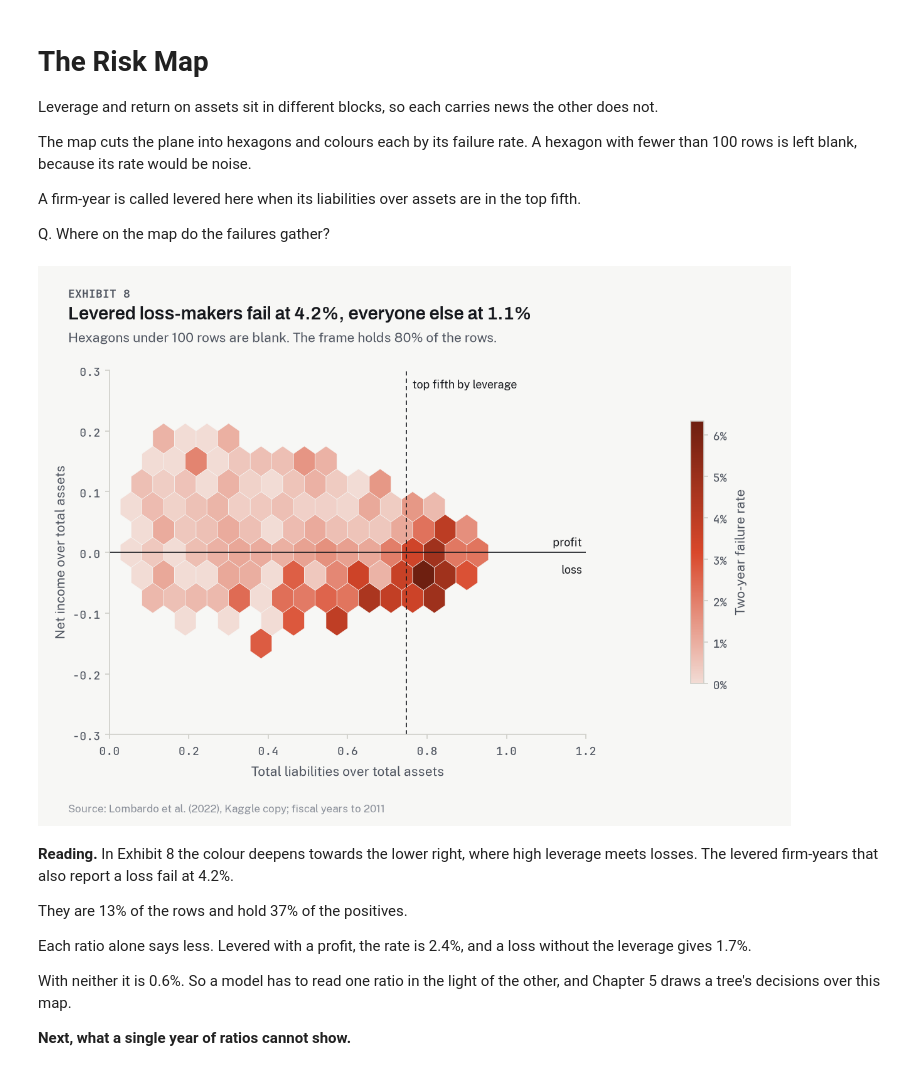
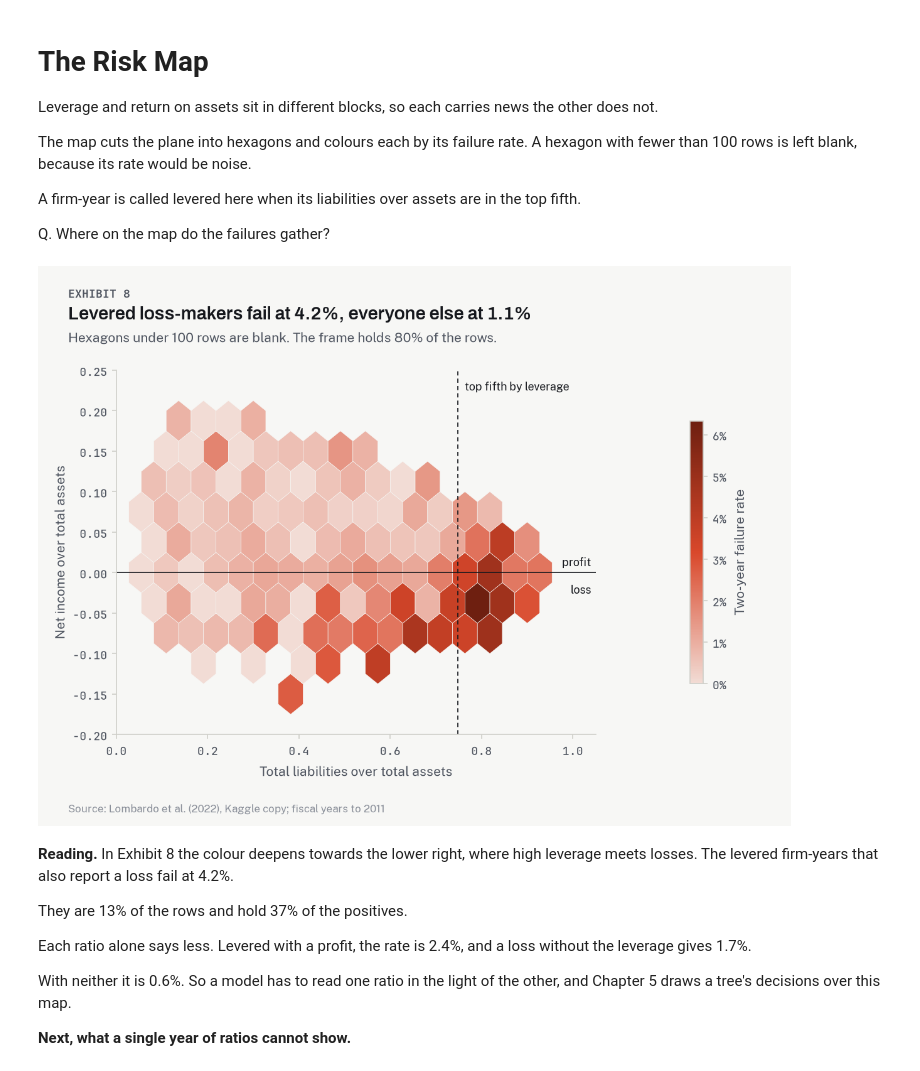
Before and after one commit to lenamonj/corp-default, a Jupyter notebook: notebooks/03_the_signal.ipynb, the cells around one changed output. Drawn from its saved outputs; the diff is of its cells as text; code cells hidden in the pictures.

```diff
--- a/notebooks/03_the_signal.ipynb
+++ b/notebooks/03_the_signal.ipynb
@@ -496,7 +503,13 @@ PATH_LEGEND = [
 ]
 
 
-def draw_paths(paths: pd.DataFrame, others: pd.DataFrame, columns: list[str], nrows: int):
+def draw_paths(
+    paths: pd.DataFrame,
+    others: pd.DataFrame,
+    columns: list[str],
+    nrows: int,
+    titles: dict | None = None,
+):
     """Median and middle half of each column along the path, over the same for the other companies."""
     along = paths.groupby("years_to_final")[columns].quantile(QUARTILES).unstack()
     level = others[columns].quantile(QUARTILES)
@@ -508,12 +521,15 @@ def draw_paths(paths: pd.DataFrame, others: pd.DataFrame, columns: list[str], nr
         ax.axhspan(level.loc[0.25, name], level.loc[0.75, name], color=viz.SURVIVED, alpha=0.1,
                    linewidth=0)  # fmt: skip
         ax.axhline(level.loc[0.5, name], color=viz.SURVIVED, linewidth=1.4, linestyle=(0, (4, 3)))
-        ax.fill_between(-low.index, low, high, color=viz.FAILED, alpha=0.16, linewidth=0)
+        # The failed band is an outline with a faint fill, so the two bands stay apart where they cross.
+        ax.fill_between(-low.index, low, high, color=viz.FAILED, alpha=0.07, linewidth=0)
+        for edge in (low, high):
+            ax.plot(-edge.index, edge, color=viz.FAILED, linewidth=0.8, alpha=0.55)
         ax.plot(-middle.index, middle, color=viz.FAILED, marker="o", markersize=3.5, linewidth=1.6)
-        ax.set_title(name)
+        ax.set_title(titles[name] if titles else viz.label(name, short=True))
         ax.set_xticks(range(-YEARS_BACK, 1, 2))
-    for ax in axes.flat[-(len(columns) // nrows) :]:
-        ax.set_xlabel("Years to the last filing")
+    # One label serves the row: every panel shares the axis.
+    axes.flat[-(len(columns) // nrows)].set_xlabel("Years to the last filing", loc="left")
     axes.flat[0].legend(handles=PATH_LEGEND, loc="upper left")
     return fig, along.xs(0.5, axis=1, level=1), level
 
@@ -665,7 +681,7 @@ for ax, name in zip(axes.flat, STUDY):
     ax.axhline(base, color=viz.MIST, linewidth=1, linestyle=(0, (4, 3)))
     ax.errorbar(table.index, table["rate"], yerr=bars(table), fmt="o", color=viz.FAILED,
                 markersize=3.5, linewidth=1)  # fmt: skip
-    ax.set_title(name)
+    ax.set_title(viz.label(name, short=True))
     if name in turning:
         ax.text(0.96, 0.9, "TURNS", transform=ax.transAxes, ha="right", size=8, weight=600)
     ax.set_xticks([1, 4, 7, 10])
@@ -677,7 +693,7 @@ for ax in axes[-1]:
 viz.exhibit(
     fig,
     f"The most levered fifth fails at {top_rate:.1%}, the rest at {rest_rate:.1%}",
-    "Two-year failure rate by decile of each ratio, 95% Wilson intervals. Dashed: the base rate.",
+    "Rate by decile, 95% Wilson intervals. Dashed: base rate. TURNS: the curve changes direction.",
     DEV_SOURCE,
 )
 # %% [output]
@@ -1103,39 +1118,40 @@ store.put("neither_rate", corner.loc[(False, False), "rate"])
 heat = LinearSegmentedColormap.from_list("heat", ["#F2DCD5", viz.FAILED, "#6E1F10"])
 fig, ax = plt.subplots(figsize=(viz.EXHIBIT_WIDTH_IN, 4.6))
 image = ax.hexbin(
     on_map["liabilities_to_assets"],
     on_map["roa"],
     C=on_map["target"],
     reduce_C_function=np.mean,
     gridsize=(22, 8),
     extent=(*MAP_FRAME["liabilities_to_assets"], *MAP_FRAME["roa"]),
     mincnt=MAP_MIN_ROWS,
     cmap=heat,
     linewidths=0.3,
     edgecolors=viz.SHEET,
 )
 ax.axhline(0, color=viz.INK, linewidth=0.8)
 ax.axvline(cut, color=viz.INK, linewidth=0.8, linestyle=(0, (4, 3)))
-ax.text(cut + 0.015, 0.27, "top fifth by leverage", size=8.5)
-ax.text(1.19, 0.01, "profit", size=8.5, ha="right")
-ax.text(1.19, -0.035, "loss", size=8.5, ha="right")
-ax.set_xlim(*MAP_FRAME["liabilities_to_assets"])
-ax.set_ylim(*MAP_FRAME["roa"])
+ax.text(cut + 0.015, 0.225, "top fifth by leverage", size=8.5)
+ax.text(1.04, 0.008, "profit", size=8.5, ha="right")
+ax.text(1.04, -0.026, "loss", size=8.5, ha="right")
+# The axes stop where the hexagons do; the frame behind them is unchanged.
+ax.set_xlim(0, 1.05)
+ax.set_ylim(-0.2, 0.25)
 ax.grid(visible=False)
 ax.set_xlabel("Total liabilities over total assets")
 ax.set_ylabel("Net income over total assets")
 # A bar the full height of the chart breaks the layout that exhibit() fits, so it is a little shorter.
 fig.colorbar(image, ax=ax, shrink=0.85, pad=0.02, format=PercentFormatter(1.0, decimals=0),
              label="Two-year failure rate")  # fmt: skip
 viz.exhibit(
     fig,
     f"Levered loss-makers fail at {both['rate']:.1%}, everyone else at "
     f"{elsewhere['positives'] / elsewhere['rows']:.1%}",
     f"Hexagons under {MAP_MIN_ROWS} rows are blank. The frame holds {inside.mean():.0%} of the rows.",
     DEV_SOURCE,
 )
 # %% [output]
-[figure, old version]
+[figure, new version]
 # %% [markdown]
 **Reading.** In Exhibit 8 the colour deepens towards the lower right, where high leverage meets losses.
 The levered firm-years that also report a loss fail at 4.2%.
```
Also changed, not shown: parts of 28 cells of this notebook, 4 other files.
